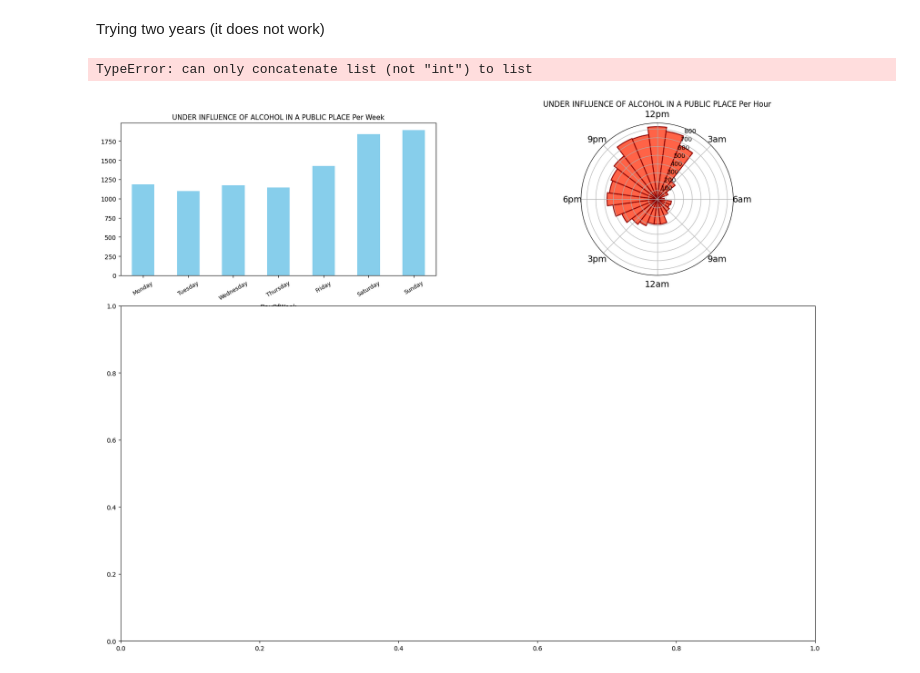
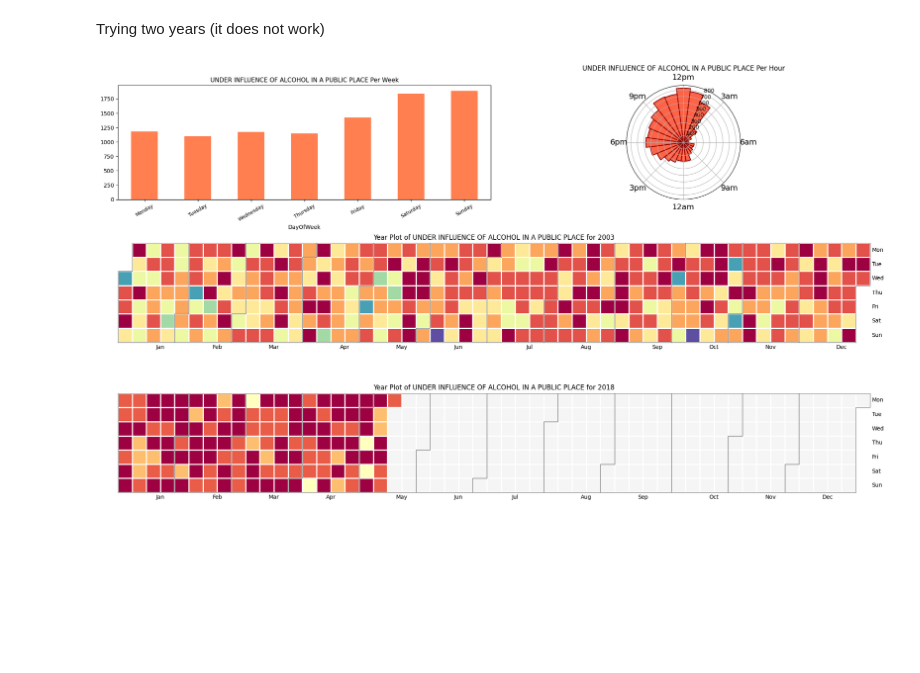
Before and after one commit to nereaSuacab/ass2_SocialData24.github.io, a Jupyter notebook: assignment2.ipynb, the cells around one changed output. Saved outputs shown, nothing was run; the diff lists cells and outputs as text; code cells hidden in the pictures; blank space fills up the shorter version.

Commit message:
Two years without color bar indicating colors

```diff
--- a/assignment2.ipynb
+++ b/assignment2.ipynb
@@ -177,54 +177,60 @@ data = data_og.copy()
 data['Date'] = pd.to_datetime(data['Date'])
 crime_data = data[data['Descript'] == focus]
 
-# Filter data for years 2018 and 2003
-crime_data_2018 = crime_data[crime_data['Date'].dt.year == 2018]
-crime_data_2003 = crime_data[crime_data['Date'].dt.year == 2003]
+# Filter data to include only the past two years
+current_year = 2018
+crime_data_two_years = crime_data[data['Date'].dt.year >= current_year - 1]
 
-daily_counts_2018 = crime_data_2018.groupby(pd.Grouper(key='Date', freq='D')).size()
+# Compute daily counts for the past two years
+daily_counts_two_years = crime_data_two_years.groupby(pd.Grouper(key='Date', freq='D')).size()
+
+# Filter data for 2003
+crime_data_2003 = crime_data[data['Date'].dt.year == 2003]
 daily_counts_2003 = crime_data_2003.groupby(pd.Grouper(key='Date', freq='D')).size()
-
-# Combine daily counts for both years
-combined_daily_counts = pd.concat([daily_counts_2003, daily_counts_2018])
 
 # Set the size of the entire figure
 plt.figure(figsize=(20, 15))
 
 # Create a gridspec object
-gs = gridspec.GridSpec(3, 2)
+gs = gridspec.GridSpec(4, 2)
 
 # Create subplots
 axes = []
 axes.append(plt.subplot(gs[0, 0]))  # Weekday bar plot
 axes.append(plt.subplot(gs[0, 1], projection='polar'))  # Hours polar plot
-axes.append(plt.subplot(gs[1:, :]))  # Combined Year plot (replacing calendar map)
+axes.append(plt.subplot(gs[1, :]))  # Year plot for 2018 (replacing calendar map)
+axes.append(plt.subplot(gs[2, :]))  # Year plot for 2003
 
 # Weekday bar plot
 crimes_per_weekday = crime_data['DayOfWeek'].value_counts().sort_index()
 crimes_per_weekday = crimes_per_weekday.reindex(['Monday', 'Tuesday', 'Wednesday', 'Thursday', 'Friday', 'Saturday', 'Sunday'])
-crimes_per_weekday.plot(kind='bar', ax=axes[0], color='skyblue')
+crimes_per_weekday.plot(kind='bar', ax=axes[0], color='coral')
 axes[0].set_title(f'{focus} Per Week', fontsize=11)
 axes[0].tick_params(axis='x', rotation=30, labelsize=9)
 
 # Hours polar plot
 ax = axes[1]
 ax.bar(np.array(crime_counts_by_hour.index) * 2 * 3.14159 / 24,
        np.array(crime_counts_by_hour.values),
        width=2 * 3.14159 / 24,
        color='tomato',
        edgecolor='darkred',
        linewidth=1.5)
 ax.set_theta_zero_location('N')
 ax.set_theta_direction(-1)
 ax.set_xticklabels(['12pm', '3am', '6am', '9am', '12am', '3pm', '6pm', '9pm'], fontsize=14)
 ax.set_title(f'{focus} Per Hour')
 
-# Combined Year plot (replacing calendar map) for both years
-calplot.yearplot(combined_daily_counts, year=[2003, 2018], ax=axes[2], cmap='Spectral_r', colorbar=True)
-axes[2].set_title(f'Calendar Plot of {focus} for 2003 and 2018')
+# Year plot for 2003
+calplot.yearplot(daily_counts_2003, year=2003, ax=axes[2], cmap='Spectral')
+axes[2].set_title(f'Year Plot of {focus} for 2003')
+
+# Year plot for 2018
+calplot.yearplot(daily_counts_two_years, year=current_year, ax=axes[3], cmap='Spectral')
+axes[3].set_title(f'Year Plot of {focus} for {current_year}')
+
 
 plt.tight_layout()
 plt.show()
 # %% [output]
-TypeError: can only concatenate list (not "int") to list
-[figure, old version]
+[figure, new version]
```
